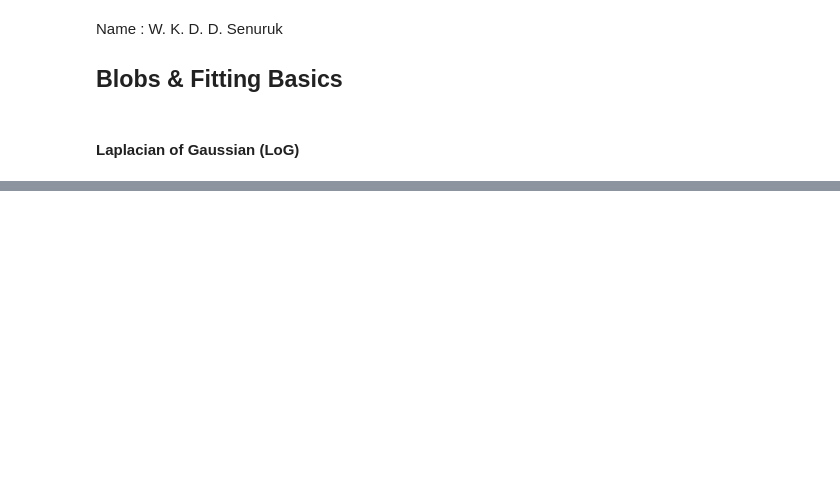
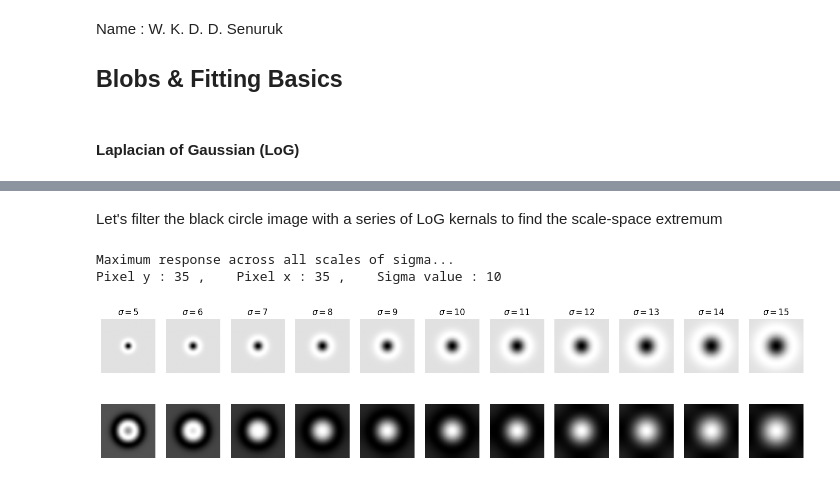
Before and after one commit to dilansenuruk/Image-Processing, a Jupyter notebook: Blobs_and_Fitting_basics.ipynb, the cells around one changed output, grey strips where cells are left out. Cells and saved outputs as stored; diff of their text form; code cells hidden in the pictures; blank space fills up the shorter version.

```diff
--- a/Blobs_and_Fitting_basics.ipynb
+++ b/Blobs_and_Fitting_basics.ipynb
@@ -76,0 +104,34 @@ plt.show()
+# %% [markdown]
+Let's filter the black circle image with a series of LoG kernals to find the scale-space extremum
+# %%
+import cv2 as cv
+
+s = 11
+sigma = np.arange(5, 16, 1)
+scale_space = np.empty((h, w, s), dtype=np.float32)
+
+fig, ax = plt.subplots(2, 11, figsize=(18, 4))
+for i in range(sigma.shape[0]):
+    sigma_ = sigma[i]
+    LoG_hw = 3*np.max(sigma)
+
+    x = np.arange(-LoG_hw, LoG_hw+1, 1)
+    y = np.arange(-LoG_hw, LoG_hw+1, 1)
+    X, Y = np.meshgrid(x, y)
+    LoG = sigma_**2 * ((X**2 + Y**2 - 2*sigma_**2)/sigma_**4)*(1/(2*np.pi*sigma_**2))*np.exp(-(X**2+Y**2)/(2*sigma_**2))
+    image_LoG = cv.filter2D(image, -1, LoG)
+    scale_space[:, :, i] = image_LoG
+
+    ax[0, i].imshow(LoG, cmap="gray")
+    ax[0, i].set_title('$\\sigma = {}$'.format(sigma_))
+    ax[0, i].axis("off")
+    ax[1, i].imshow(image_LoG, cmap="gray")
+    ax[1, i].axis("off")
+
+indices = np.unravel_index(np.argmax(scale_space, axis=None), scale_space.shape)
+print("Maximum response across all scales of sigma...")
+print("Pixel y :", indices[0], ",    Pixel x :", indices[1], ",    Sigma value :", sigma[indices[2]])
+# %% [output]
+Maximum response across all scales of sigma...
+Pixel y : 35 ,    Pixel x : 35 ,    Sigma value : 10
+[figure, added]
```
Also changed, not shown: parts of 5 cells of this notebook.
